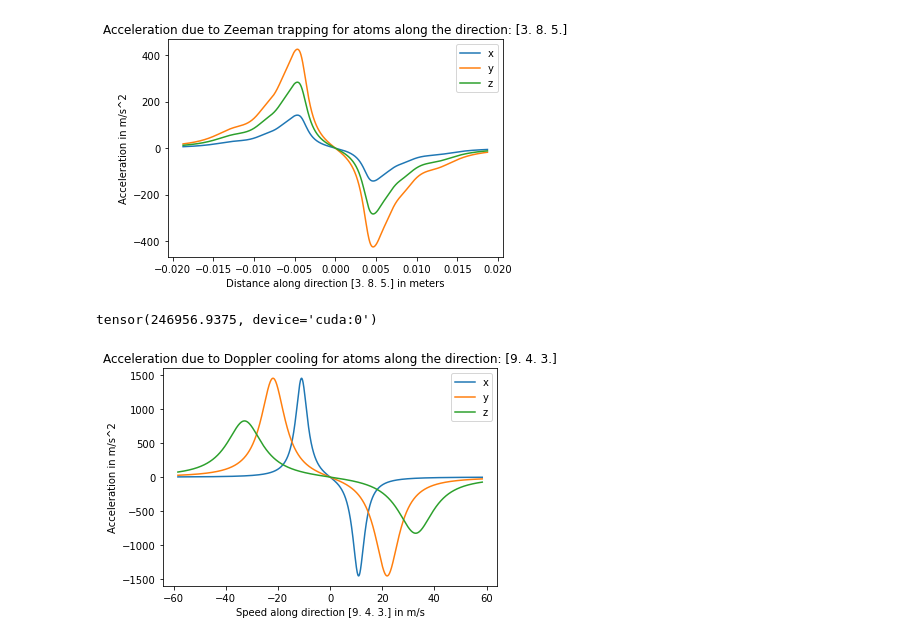
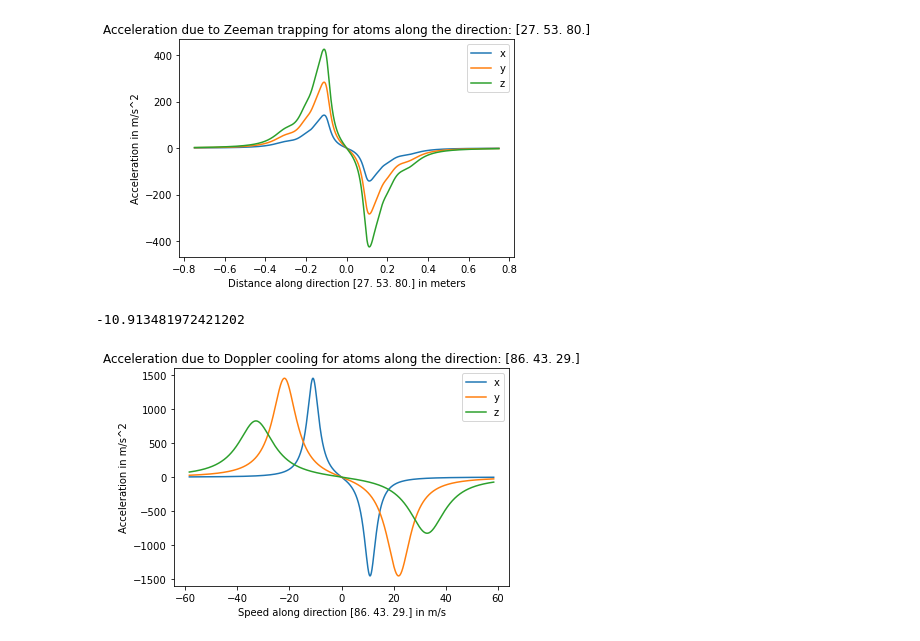
Before and after one commit to lexEjoosten/MOT-modelling, a Jupyter notebook: Optical Molasses Model.ipynb, the cells around one changed output. Drawn from its saved outputs; the diff is of its cells as text; code cells hidden in the pictures.

Commit message:
Capture rate simulations etc.

```diff
--- a/Optical Molasses Model.ipynb
+++ b/Optical Molasses Model.ipynb
@@ -37,13 +37,8 @@ if False: #zeeman in x
     pos=pos.reshape(3,xsh*ysh*zsh).transpose(0,1).numpy()
     vel=t.zeros((xsh*ysh*zsh,3)).numpy()
     particles.createbyinp(pos,vel,2,3)
-    #Rates=forward().unsqueeze(0).unsqueeze(0)
-    Accel,Rates=forward()
+    Accel,_=forward()
     Accel=Accel.unsqueeze(0).unsqueeze(0)
-    Rates=Rates.unsqueeze(0).unsqueeze(2)
-    #Rates=Rates.reshape(xsh,ysh,zsh,6)
-    #print(Rates[0,1500,0])
-    #print(particles.x[1500])
     Accel=Accel.reshape(xsh,ysh,zsh,3)
     plt.plot(np.linspace(-0.3,0.3,xsh,endpoint=True),Accel[:,0,0,0].cpu().numpy())
     plt.show()
@@ -55,13 +50,8 @@ if False: #zeeman in y
     pos=pos.reshape(3,xsh*ysh*zsh).transpose(0,1).numpy()
     vel=t.zeros((xsh*ysh*zsh,3)).numpy()
     particles.createbyinp(pos,vel,2,3)
-    #Rates=forward().unsqueeze(0).unsqueeze(0)
-    Accel,Rates=forward()
+    Accel,_=forward()
     Accel=Accel.unsqueeze(0).unsqueeze(0)
-    Rates=Rates.unsqueeze(0).unsqueeze(2)
-    #Rates=Rates.reshape(xsh,ysh,zsh,6)
-    #print(Rates[0,1500,0])
-    #print(particles.x[1500])
     Accel=Accel.reshape(xsh,ysh,zsh,3)
     plt.plot(np.linspace(-0.3,0.3,ysh,endpoint=True),Accel[0,:,0,1].cpu().numpy())
     plt.show()
@@ -73,13 +63,8 @@ if False: #zeeman in z
     pos=pos.reshape(3,xsh*ysh*zsh).transpose(0,1).numpy()
     vel=t.zeros((xsh*ysh*zsh,3)).numpy()
     particles.createbyinp(pos,vel,2,3)
-    #Rates=forward().unsqueeze(0).unsqueeze(0)
-    Accel,Rates=forward()
+    Accel,_=forward()
     Accel=Accel.unsqueeze(0).unsqueeze(0)
-    Rates=Rates.unsqueeze(0).unsqueeze(0)
-    #Rates=Rates.reshape(xsh,ysh,zsh,6)
-    #print(Rates[0,1500,0])
-    #print(particles.x[1500])
     Accel=Accel.reshape(xsh,ysh,zsh,3)
     plt.plot(np.linspace(-0.3,0.3,zsh,endpoint=True),Accel[int(xsh/2),0,:,2].cpu().numpy())
     plt.show()
@@ -91,7 +76,7 @@ if False: #doppler in z
     vel=vel.reshape(3,xsh*ysh*zsh).transpose(0,1).numpy()
     pos=t.zeros((xsh*ysh*zsh,3)).numpy()
     particles.createbyinp(pos,vel,2,3)
-    Accel,Rates=forward()
+    Accel,_=forward()
     Accel=Accel.unsqueeze(0).unsqueeze(0)
     Rates=Rates.unsqueeze(0).unsqueeze(2)
     Accel=Accel.reshape(xsh,ysh,zsh,3)
@@ -99,8 +84,8 @@ if False: #doppler in z
     plt.show
 
 if True: #zeeman along a given direction
-    direction=0.005*np.array([1,3,2])
-    num=5000
+    direction=0.20*np.array([1,2,3])
+    num=100000
     d=np.linalg.norm(direction)
     pos=t.zeros((3,num))
     pos[0]=t.linspace(-direction[0],direction[0],num)
@@ -109,41 +94,41 @@ if True: #zeeman along a given direction
     pos=pos.transpose(0,1)
     vel=t.zeros((3,num)).transpose(0,1)
     particles.createbyinp(pos,vel,2,3)
-    Accel,Rates=forward()
+    Accel,_=forward()
     A=Accel.cpu().numpy()
-    plt.title('Acceleration due to Zeeman trapping for atoms along the direction: '+str(np.round(10*direction/d)))
+    plt.title('Acceleration due to Zeeman trapping for atoms along the direction: '+str(np.round(100*direction/d)))
     plt.plot(np.linspace(-d,d,num),A[:,0],label='x')
     plt.plot(np.linspace(-d,d,num),A[:,1],label='y')
     plt.plot(np.linspace(-d,d,num),A[:,2],label='z')
-    plt.xlabel('Distance along direction ' +str(np.round(10*direction/d))+' in meters')
+    plt.xlabel('Distance along direction ' +str(np.round(100*direction/d))+' in meters')
     plt.ylabel('Acceleration in m/s^2')
     plt.legend()
     plt.show()
-    print(t.max(Rates))
+    print(np.sum(A[int(num/2):,0]*d/num))
 
 if True: #doppler along a given direction
     direction=50*np.array([1,1/2,1/3])
     d=np.linalg.norm(direction)
     num=5000
     vel=t.zeros((3,num))
     vel[0]=t.linspace(-direction[0],direction[0],num)
     vel[1]=t.linspace(-direction[1],direction[1],num)
     vel[2]=t.linspace(-direction[2],direction[2],num)
     vel=vel.transpose(0,1)
     pos=t.zeros((3,num)).transpose(0,1)
     particles.createbyinp(pos,vel,2,3)
-    Accel,Rates=forward()
+    Accel,_=forward()
     A=Accel.cpu().numpy()
-    plt.title('Acceleration due to Doppler cooling for atoms along the direction: '+str(np.round(10*direction/d)))
+    plt.title('Acceleration due to Doppler cooling for atoms along the direction: '+str(np.round(100*direction/d)))
     plt.plot(np.linspace(-d,d,num),A[:,0],label='x')
     plt.plot(np.linspace(-d,d,num),A[:,1],label='y')
     plt.plot(np.linspace(-d,d,num),A[:,2],label='z')
-    plt.xlabel('Speed along direction ' +str(np.round(10*direction/d))+' in m/s')
+    plt.xlabel('Speed along direction ' +str(np.round(100*direction/d))+' in m/s')
     plt.ylabel('Acceleration in m/s^2')
     plt.legend()
     plt.show()
 # %% [output]
-[figure, old version]
+[figure, new version]
-tensor(246956.9375, device='cuda:0')
+-10.913481972421202
-[figure, old version]
+[figure, new version]
 # %%
```
Also changed, not shown: parts of 7 cells of this notebook, 3 other files.
